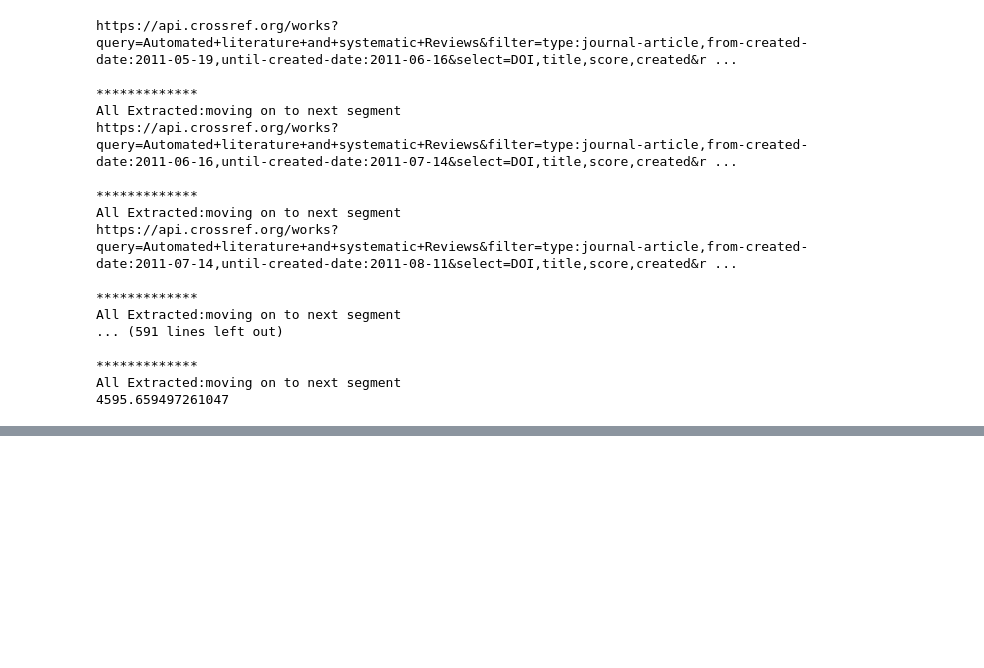
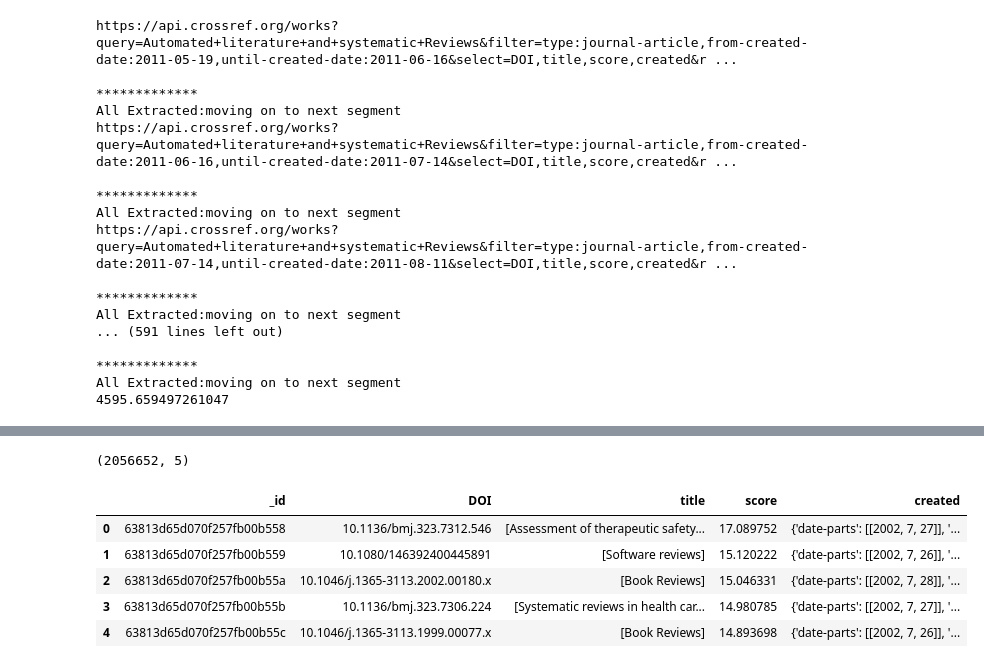
Before and after one commit to priyankabhargav/NLP-Pipeline, a Jupyter notebook: cross-ref-api-connection-thesis.ipynb, the cells around one changed output, grey strips where cells are left out. Saved outputs shown, nothing was run; the diff lists cells and outputs as text; code cells hidden in the pictures; blank space fills up the shorter version.

```diff
--- a/cross-ref-api-connection-thesis.ipynb
+++ b/cross-ref-api-connection-thesis.ipynb
@@ -205,0 +230,6 @@ All Extracted:moving on to next segment
+# %%
+x = test_col.find()
+# %%
+li_all=[]
+for data in x:
+    li_all.append(data)
@@ -205,0 +257,2 @@ All Extracted:moving on to next segment
+# %%
+df_all = pd.DataFrame(li_all)
@@ -205,0 +262,13 @@ All Extracted:moving on to next segment
+# %%
+df_all.shape
+# %% [output]
+(2056652, 5)
+# %%
+df_all.head()
+# %% [output]
+|  | _id | DOI | title | score | created |
+| 0 | 63813d65d070f257fb00b558 | 10.1136/bmj.323.7312.546 | [Assessment of therapeutic safety... | 17.089752 | {'date-parts': [[2002, 7, 27]], '... |
+| 1 | 63813d65d070f257fb00b559 | 10.1080/146392400445891 | [Software reviews] | 15.120222 | {'date-parts': [[2002, 7, 26]], '... |
+| 2 | 63813d65d070f257fb00b55a | 10.1046/j.1365-3113.2002.00180.x | [Book Reviews] | 15.046331 | {'date-parts': [[2002, 7, 28]], '... |
+| 3 | 63813d65d070f257fb00b55b | 10.1136/bmj.323.7306.224 | [Systematic reviews in health car... | 14.980785 | {'date-parts': [[2002, 7, 27]], '... |
+| 4 | 63813d65d070f257fb00b55c | 10.1046/j.1365-3113.1999.00077.x | [Book Reviews] | 14.893698 | {'date-parts': [[2002, 7, 26]], '... |
```
Also changed, not shown: parts of 22 cells of this notebook.
